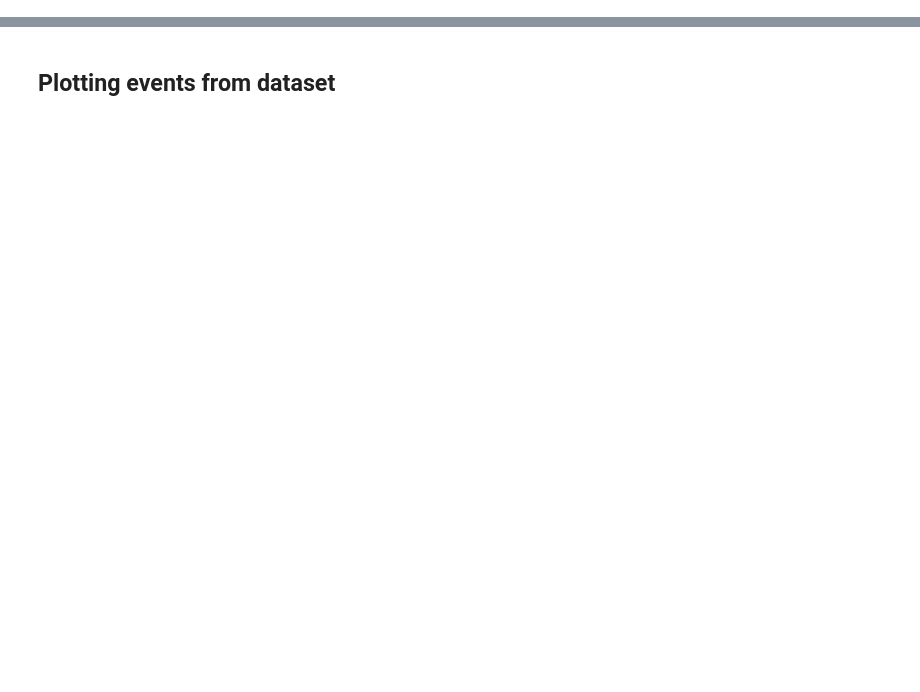
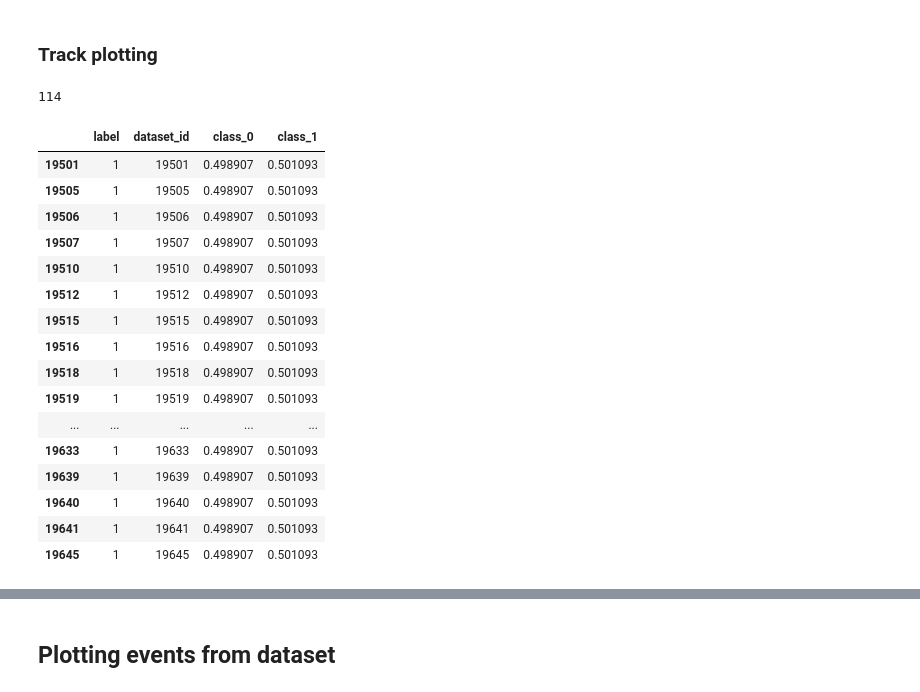
Before and after one commit to jerenner/NEXT_SPARSECONVNET, a Jupyter notebook: examples/plotting_NEXT100.ipynb, the cells around one changed output, grey strips where cells are left out. Drawn from its saved outputs; the diff is of its cells as text; code cells hidden in the pictures; blank space fills up the shorter version.

Commit message:
Updates to plotting and analysis notebook

```diff
--- a/examples/plotting_NEXT100.ipynb
+++ b/examples/plotting_NEXT100.ipynb
@@ -159,0 +342,2 @@ def read_event(fname, datid, table='Voxels', group='DATASET'):
+# %% [markdown]
+### Track plotting
@@ -159,0 +415,67 @@ def read_event(fname, datid, table='Voxels', group='DATASET'):
+# %%
+# Sophronia 15 mm
+# mc_dataset = '/home/jrenner/data/NEXT100/5bar_NEXT100_Sophronia_15mm_100k/test/sophronia_90_0nubb.h5'
+# voxel_dataset = '/home/jrenner/jerenner/NEXT_SPARSECONVNET/datasets/100k_Sophronia_15mm_15x15x10/MC_NEXT100_Sophronia_15mm_15x15x10_test.h5'
+# is_sensim = False
+# evt_description = 'Sophronia pure Xe, 15 mm pitch'
+
+# Sensim 15 mm
+mc_dataset = '/home/jrenner/data/NEXT100/sensim_5bar_15mm/test/sensim_21_0nubb.h5'
+voxel_dataset = '/home/jrenner/jerenner/NEXT_SPARSECONVNET/datasets/sensim_5bar_15mm/sensim_NEXT100_15mm_test.h5'
+is_sensim = True
+evt_description = 'sensim pure Xe, 5 bar, 15 mm pitch'
+
+# Sensim 13 bar, 15 mm
+# mc_dataset = '/home/jrenner/data/NEXT100/sensim_13bar_15mm/test/sensim_118_0nubb.h5'
+# voxel_dataset = '/home/jrenner/jerenner/NEXT_SPARSECONVNET/datasets/sensim_13bar_15mm/sensim_NEXT100_13bar_15mm_test.h5'
+# prediction_dataset = '/home/jrenner/jerenner/NEXT_SPARSECONVNET/datasets/sensim_13bar_15mm/tst_file_NEXT100_sensim_13bar_15mm.h5'
+# is_sensim = True
+# evt_description = 'sensim pure Xe, 13 bar, 15 mm pitch'
+# %%
+# Create the dataframes
+with tb.open_file(mc_dataset,'r') as h5in:
+    if(is_sensim):
+        df_mc = pd.DataFrame.from_records(h5in.root['Sensim']['sns_df'][:])
+    else:
+        df_mc = pd.DataFrame.from_records(h5in.root['RECO']['Events'][:])
+with tb.open_file(voxel_dataset,'r') as h5in:
+    df_voxel = pd.DataFrame.from_records(h5in.root['DATASET']['Voxels'][:])
+    df_voxel_evt = pd.DataFrame.from_records(h5in.root['DATASET']['EventsInfo'][:])
+if(prediction_dataset is not None):
+    with tb.open_file(prediction_dataset,'r') as h5in:
+        df_prediction_evt = pd.DataFrame.from_records(h5in.root['DATASET']['EventPred'][:])
+else:
+    df_prediction_evt = None
+
+# Determine the MC coords
+if(is_sensim):
+    mc_coords = ['x_sipm','y_sipm','z_slice']
+    mc_energy = 'energy'
+else:
+    mc_coords = ['X', 'Y', 'Z']
+    mc_energy = 'Ec'
+# %%
+df_voxel.zbin.max()
+# %% [output]
+114
+# %%
+#_ = plt.hist(df_prediction_evt.class_0,bins=100)
+df_prediction_evt[(df_prediction_evt.class_1 > 0.501) & (df_prediction_evt.class_1 < 0.502) & (df_prediction_evt.dataset_id > 19500) & (df_prediction_evt.dataset_id < 19650)]
+# %% [output]
+|  | label | dataset_id | class_0 | class_1 |
+| 19501 | 1 | 19501 | 0.498907 | 0.501093 |
+| 19505 | 1 | 19505 | 0.498907 | 0.501093 |
+| 19506 | 1 | 19506 | 0.498907 | 0.501093 |
+| 19507 | 1 | 19507 | 0.498907 | 0.501093 |
+| 19510 | 1 | 19510 | 0.498907 | 0.501093 |
+| 19512 | 1 | 19512 | 0.498907 | 0.501093 |
+| 19515 | 1 | 19515 | 0.498907 | 0.501093 |
+| 19516 | 1 | 19516 | 0.498907 | 0.501093 |
+| 19518 | 1 | 19518 | 0.498907 | 0.501093 |
+| 19519 | 1 | 19519 | 0.498907 | 0.501093 |
+| ... | ... | ... | ... | ... |
+| 19633 | 1 | 19633 | 0.498907 | 0.501093 |
+| 19639 | 1 | 19639 | 0.498907 | 0.501093 |
+| 19640 | 1 | 19640 | 0.498907 | 0.501093 |
+| 19641 | 1 | 19641 | 0.498907 | 0.501093 |
+| 19645 | 1 | 19645 | 0.498907 | 0.501093 |
```
Also changed, not shown: parts of 22 cells of this notebook, 2 other files.
